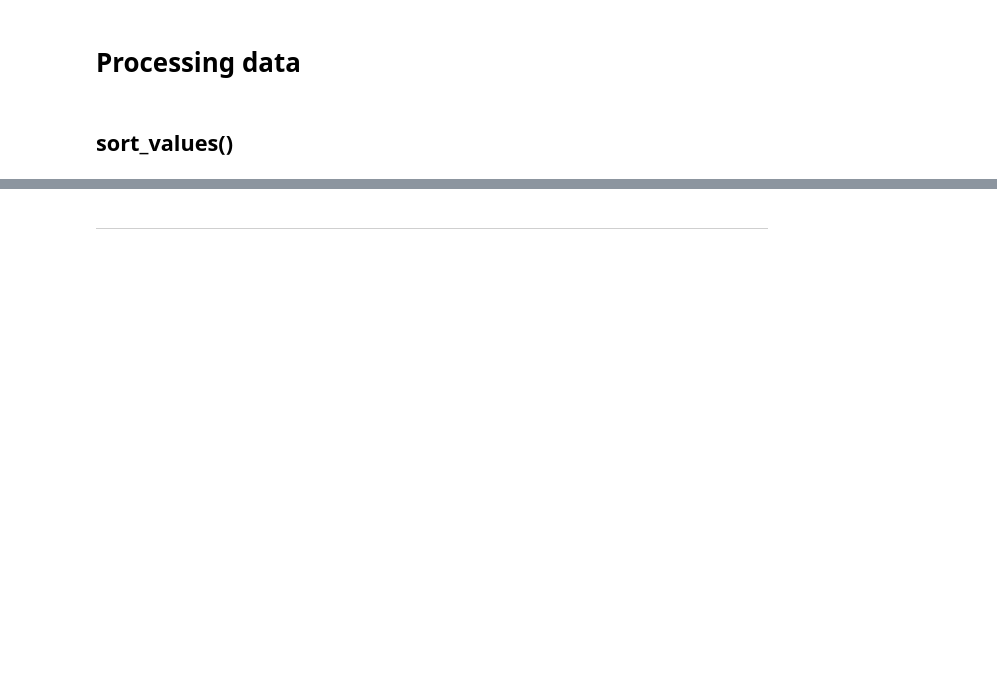
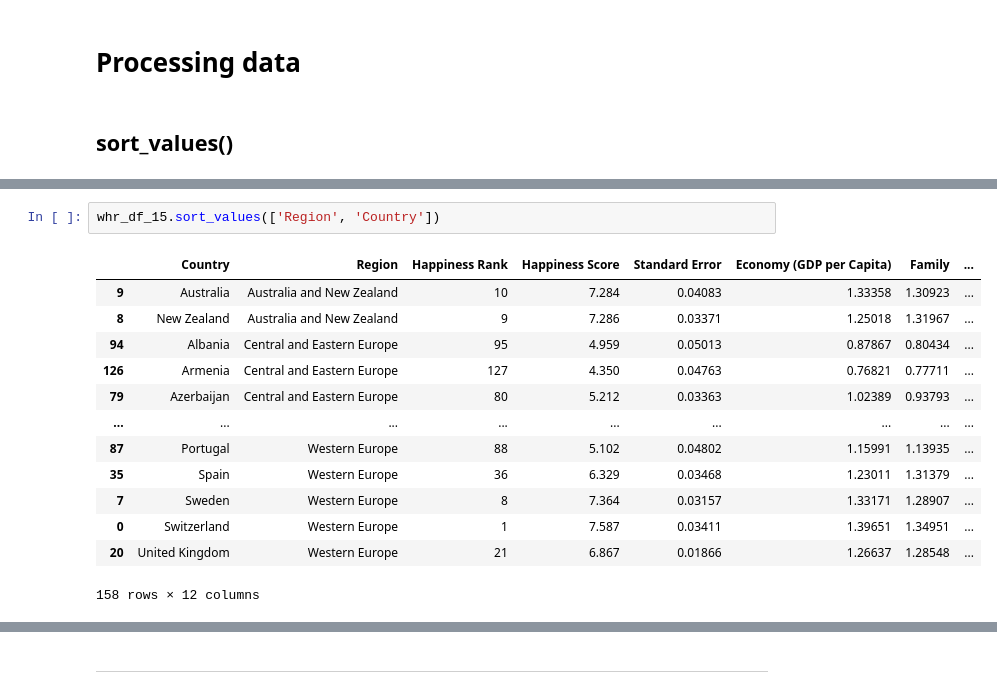
Before and after one commit to ahmedgc/2024_insead_python_workshop, a Jupyter notebook: S2.ipynb, the cells around one changed output, grey strips where cells are left out. Saved outputs shown, nothing was run; the diff lists cells and outputs as text; blank space fills up the shorter version.

```diff
--- a/S2.ipynb
+++ b/S2.ipynb
@@ -80,0 +253,16 @@ whr_df_19.sort_values('Country or region')
+# %%
+whr_df_15.sort_values(['Region', 'Country'])
+# %% [output]
+|  | Country | Region | Happiness Rank | Happiness Score | Standard Error | Economy (GDP per Capita) | Family | ... |
+| 9 | Australia | Australia and New Zealand | 10 | 7.284 | 0.04083 | 1.33358 | 1.30923 | ... |
+| 8 | New Zealand | Australia and New Zealand | 9 | 7.286 | 0.03371 | 1.25018 | 1.31967 | ... |
+| 94 | Albania | Central and Eastern Europe | 95 | 4.959 | 0.05013 | 0.87867 | 0.80434 | ... |
+| 126 | Armenia | Central and Eastern Europe | 127 | 4.350 | 0.04763 | 0.76821 | 0.77711 | ... |
+| 79 | Azerbaijan | Central and Eastern Europe | 80 | 5.212 | 0.03363 | 1.02389 | 0.93793 | ... |
+| ... | ... | ... | ... | ... | ... | ... | ... | ... |
+| 87 | Portugal | Western Europe | 88 | 5.102 | 0.04802 | 1.15991 | 1.13935 | ... |
+| 35 | Spain | Western Europe | 36 | 6.329 | 0.03468 | 1.23011 | 1.31379 | ... |
+| 7 | Sweden | Western Europe | 8 | 7.364 | 0.03157 | 1.33171 | 1.28907 | ... |
+| 0 | Switzerland | Western Europe | 1 | 7.587 | 0.03411 | 1.39651 | 1.34951 | ... |
+| 20 | United Kingdom | Western Europe | 21 | 6.867 | 0.01866 | 1.26637 | 1.28548 | ... |
+158 rows × 12 columns
```
Also changed, not shown: parts of 105 cells of this notebook.
